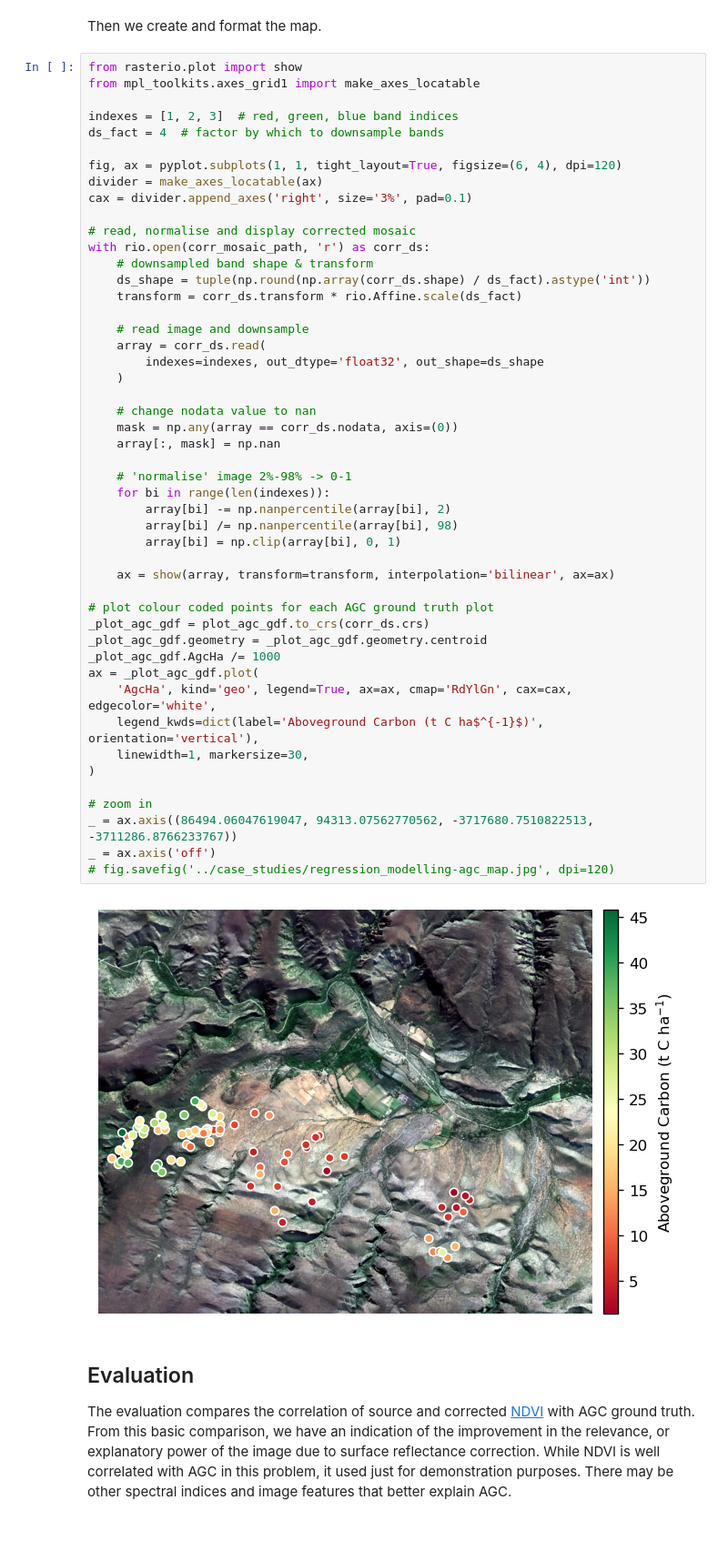
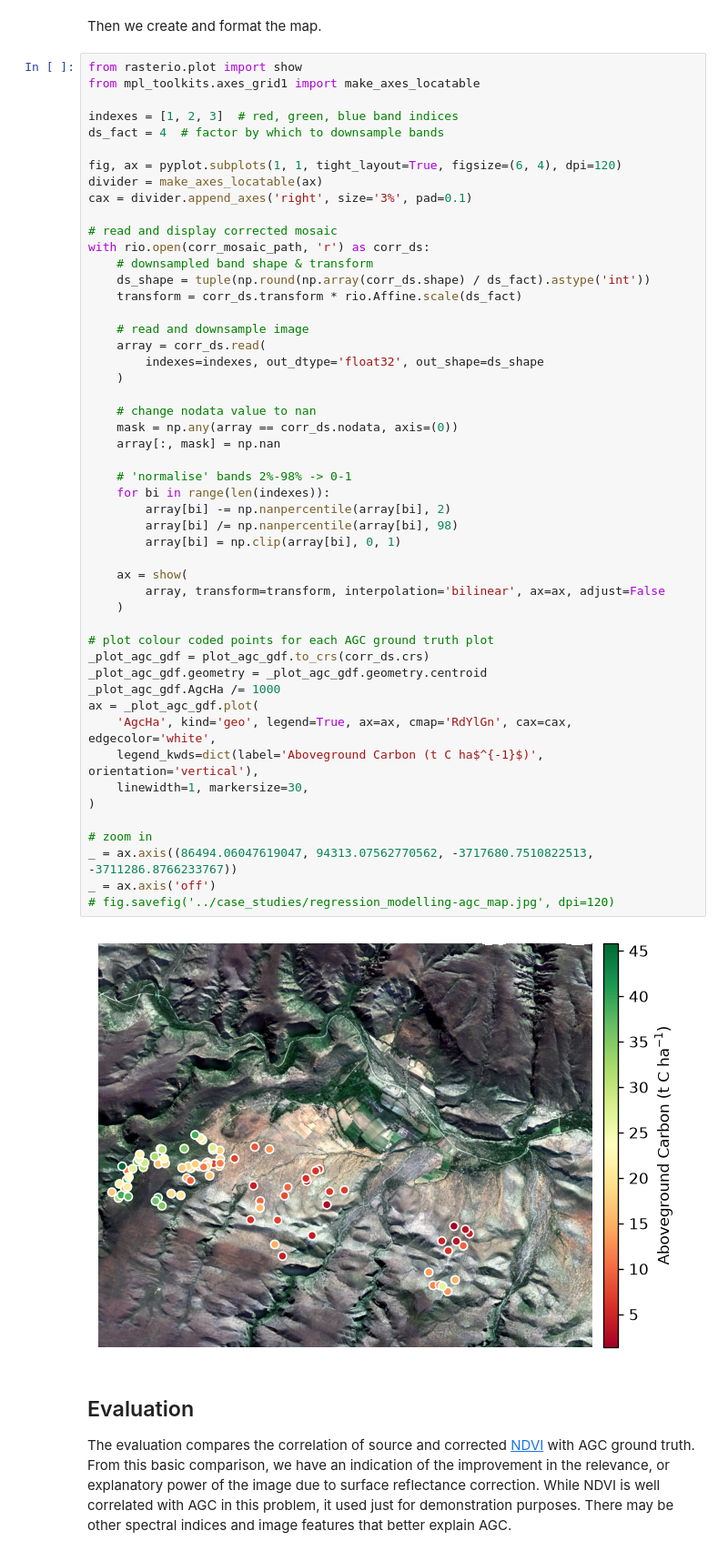
Before and after one commit to leftfield-geospatial/homonim, a Jupyter notebook: docs/tutorials/regression_modelling.ipynb, the cells around one changed output. Shown at 91% size. Saved outputs shown, nothing was run; the diff lists cells and outputs as text; blank space fills up the shorter version.

```diff
--- a/docs/tutorials/regression_modelling.ipynb
+++ b/docs/tutorials/regression_modelling.ipynb
@@ -197,45 +192,47 @@ fig, ax = pyplot.subplots(1, 1, tight_layout=True, figsize=(6, 4), dpi=120)
 divider = make_axes_locatable(ax)
 cax = divider.append_axes('right', size='3%', pad=0.1)
 
-# read, normalise and display corrected mosaic
+# read and display corrected mosaic
 with rio.open(corr_mosaic_path, 'r') as corr_ds:
     # downsampled band shape & transform
     ds_shape = tuple(np.round(np.array(corr_ds.shape) / ds_fact).astype('int'))
     transform = corr_ds.transform * rio.Affine.scale(ds_fact)
 
-    # read image and downsample
+    # read and downsample image
     array = corr_ds.read(
         indexes=indexes, out_dtype='float32', out_shape=ds_shape
     )
 
     # change nodata value to nan
     mask = np.any(array == corr_ds.nodata, axis=(0))
     array[:, mask] = np.nan
 
-    # 'normalise' image 2%-98% -> 0-1
+    # 'normalise' bands 2%-98% -> 0-1
     for bi in range(len(indexes)):
         array[bi] -= np.nanpercentile(array[bi], 2)
         array[bi] /= np.nanpercentile(array[bi], 98)
         array[bi] = np.clip(array[bi], 0, 1)
 
-    ax = show(array, transform=transform, interpolation='bilinear', ax=ax)
+    ax = show(
+        array, transform=transform, interpolation='bilinear', ax=ax, adjust=False
+    )
 
 # plot colour coded points for each AGC ground truth plot
 _plot_agc_gdf = plot_agc_gdf.to_crs(corr_ds.crs)
 _plot_agc_gdf.geometry = _plot_agc_gdf.geometry.centroid
 _plot_agc_gdf.AgcHa /= 1000
 ax = _plot_agc_gdf.plot(
     'AgcHa', kind='geo', legend=True, ax=ax, cmap='RdYlGn', cax=cax, edgecolor='white',
     legend_kwds=dict(label='Aboveground Carbon (t C ha$^{-1}$)', orientation='vertical'),
     linewidth=1, markersize=30,
 )
 
 # zoom in
 _ = ax.axis((86494.06047619047, 94313.07562770562, -3717680.7510822513, -3711286.8766233767))
 _ = ax.axis('off')
 # fig.savefig('../case_studies/regression_modelling-agc_map.jpg', dpi=120)
 # %% [output]
-[figure, old version]
+[figure, new version]
 # %% [markdown]
 ## Evaluation
 
```
Also changed, not shown: parts of 17 cells of this notebook, 2 other files.
